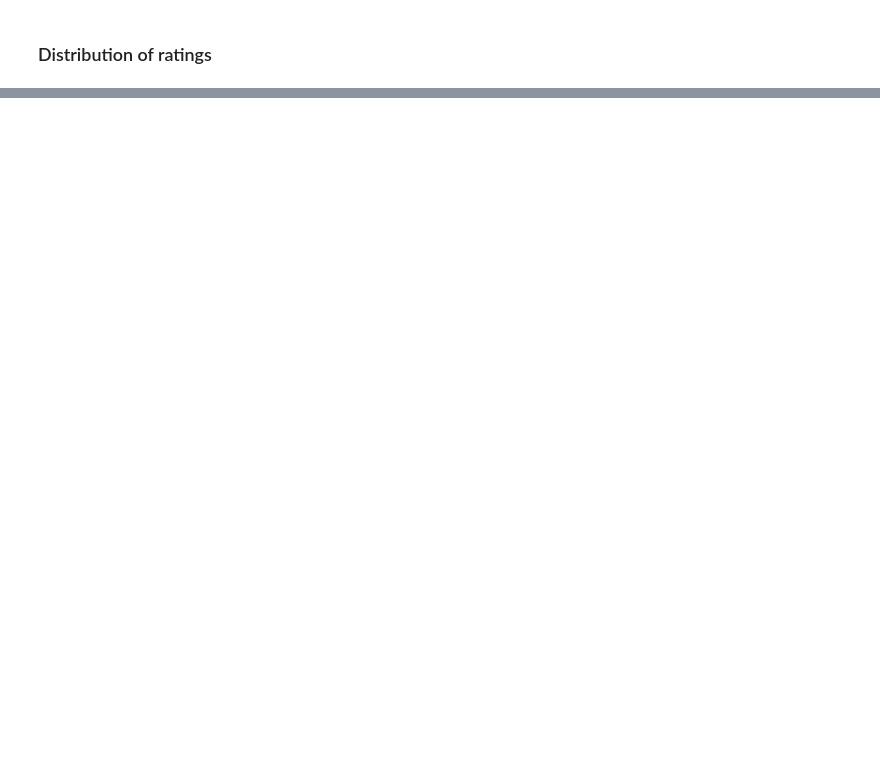
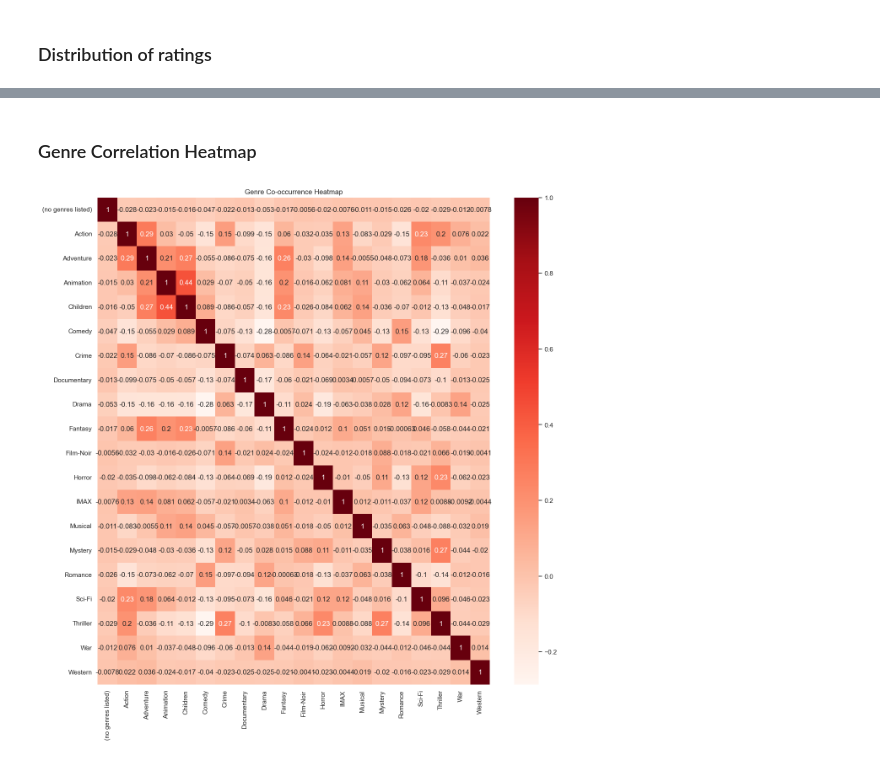
Before and after one commit to KPaul404/Phase-4-Project, a Jupyter notebook: index.ipynb, the cells around one changed output, grey strips where cells are left out. Drawn from its saved outputs; the diff is of its cells as text; code cells hidden in the pictures; blank space fills up the shorter version.

```diff
--- a/index.ipynb
+++ b/index.ipynb
@@ -276,0 +322,19 @@ plt.show()
+# %% [markdown]
+### Genre Correlation Heatmap
+# %%
+# Convert the 'genre_list' column into a binary genre matrix
+genre_matrix = pd.get_dummies(movies_df['genre_list'].apply(pd.Series).stack()).groupby(level=0).sum()
+
+# Create a heatmap of the genre co-occurrence matrix
+plt.figure(figsize=(15, 15))
+
+# Use Seaborn to plot the heatmap with correlation values annotated
+sns.heatmap(genre_matrix.corr(), annot=True, cmap="Reds")
+
+# Set the plot title
+plt.title('Genre Co-occurrence Heatmap')
+
+# Display the plot
+plt.show()
+# %% [output]
+[figure, added]
```
Also changed, not shown: parts of 16 cells of this notebook.
